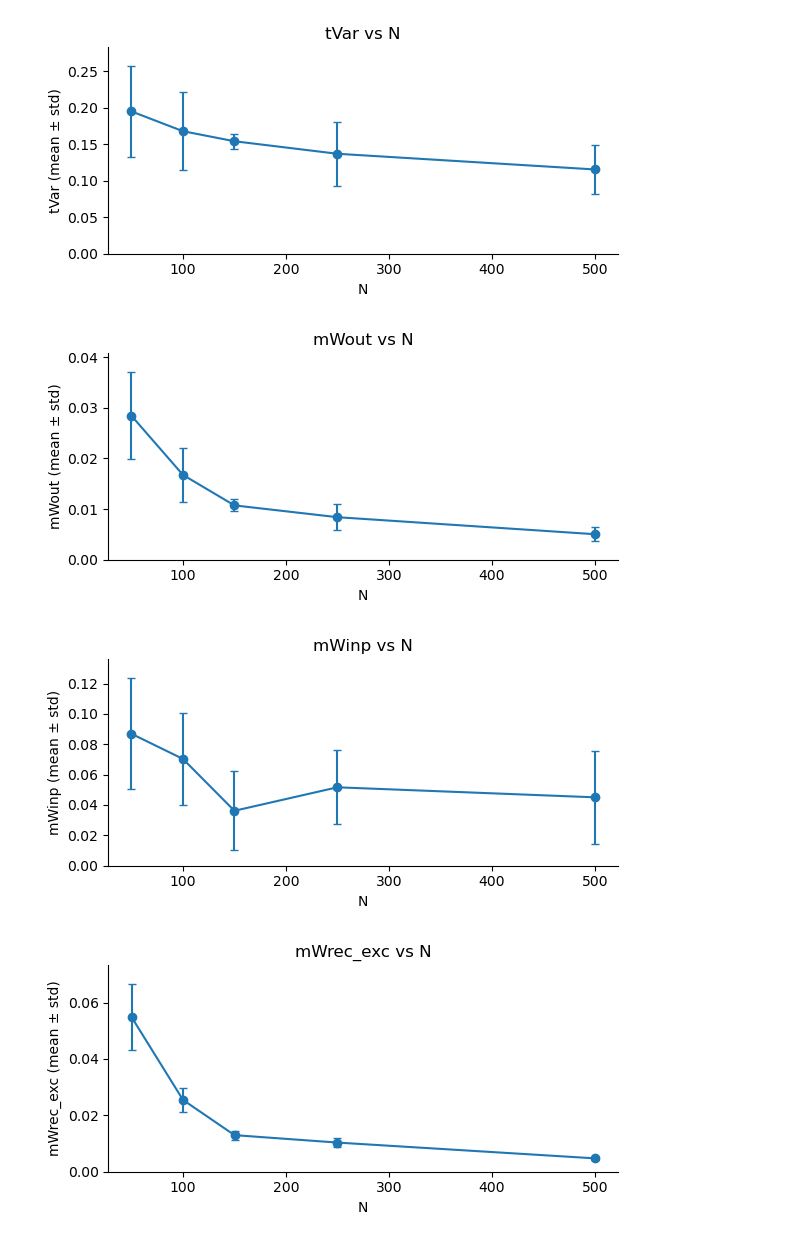
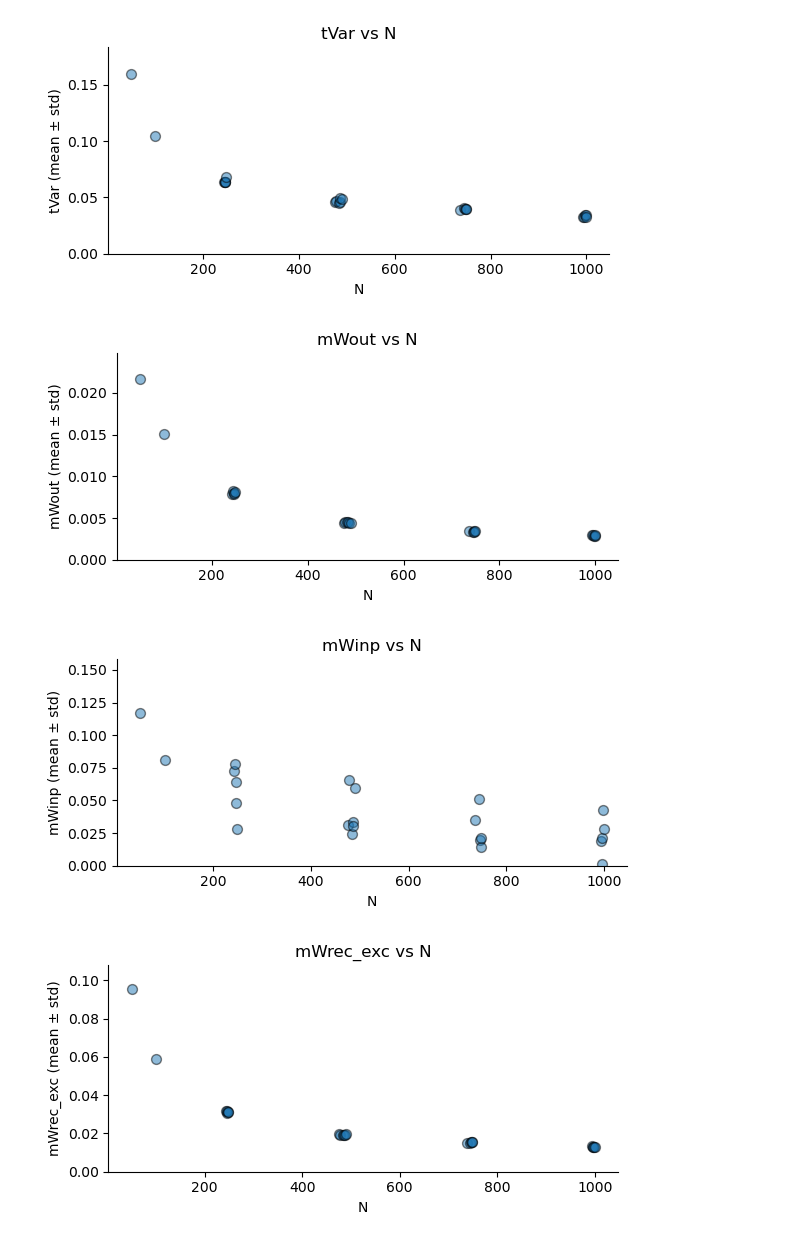
Before and after one commit to engellab/trainRNNbrain, a Jupyter notebook: jupyter/RNNs statistics.ipynb, the cells around one changed output. Drawn from its saved outputs; the diff is of its cells as text; code cells hidden in the pictures.

```diff
--- a/jupyter/RNNs statistics.ipynb
+++ b/jupyter/RNNs statistics.ipynb
@@ -91,14 +91,16 @@ def gini_evenness(w: np.ndarray) -> float:
     return 1.0 - (G / Gmax)
 # %%
 # --- inputs ---
-root = Path('/Users/tolmach/Documents/GitHub/trainRNNbrain/data/trained_RNNs/CDDM_relu_Trainer_v39recovered_spatial')
+sfolder = 'CDDM_BareTraining'
+folder_tag = sfolder.split("_")[-1]
+root = Path(f'/Users/tolmach/Documents/GitHub/trainRNNbrain/data/trained_RNNs/{sfolder}')
 tz = ZoneInfo("America/New_York")  # your timezone
 
 # --- cutoff: today at 2 pm local time ---
 # today_local = datetime.now(tz).date()
 # print(today_local)
 cutoff_dt_low = datetime.combine(datetime.strptime("2025-10-13", "%Y-%m-%d").date(), time(20, 0, 0), tzinfo=tz)
-cutoff_dt_high = datetime.combine(datetime.strptime("2025-10-30", "%Y-%m-%d").date(), time(0, 0, 0), tzinfo=tz)
+cutoff_dt_high = datetime.combine(datetime.strptime("2025-12-30", "%Y-%m-%d").date(), time(0, 0, 0), tzinfo=tz)
 
 subfolders = [p for p in root.iterdir() if p.is_dir()]
 
@@ -128,7 +130,7 @@ for p, cdt in tqdm(filtered):
         task = hydra.utils.instantiate(task_conf)
         mask = get_training_mask(cfg_task=cfg.task, dt=cfg.model.dt)
     try:
-        net_params_file = f"{score}_LatestParams_CDDM.json"
+        net_params_file = f"{score}_LastParams_CDDM.json"
     except:
         net_params_file = f"{score}_params_CDDM.json"
     with open(os.path.join(root, data_folder, net_params_file), 'r') as f:
@@ -201,7 +204,7 @@ import numpy as np, pandas as pd, plotly.express as px
 df = pd.DataFrame(consolidated_data)
 df["R2"] = df["folder"].str.extract(r"^([0-9\.]+)").astype(float)
 df = df.drop(columns=["folder"])
-df = df[df["R2"] > 0.75]
+df = df[df["R2"] > 0.4]
 
 column = "N"          # the column to color by
 scale  = "linear"     # or "log"
@@ -239,7 +242,7 @@ cmid = 0.5 * (cmin + cmax)
 
 bwr_scale = [(0, "blue"), (0.5, "white"), (1, "red")]  # keep your palette
 
-x_label, y_label = "N", "R2"
+x_label, y_label = "N", "tVar"
 fig = px.scatter(
     df,
     x=x_label, y=y_label,
@@ -257,6 +260,7 @@ fig.update_layout(
     coloraxis_colorbar=dict(title=cbar_title, tickvals=tickvals, ticktext=ticktext)
 )
 fig.update_traces(marker=dict(opacity=0.7, size=5 * x, line=dict(width=1, color="black")))
-fig.write_image(f"statistics_{x_label}_vs_{y_label}_SE.svg")
+os.makedirs(os.path.join("jupyter_plots", folder_tag), exist_ok=True)
+fig.write_image(os.path.join("jupyter_plots", folder_tag, f"statistics_{x_label}_vs_{y_label}.pdf"))
 fig.show()
 # %% [output]
@@ -271,14 +275,20 @@ for col in ['Gini_index', 'meanA', 'tVar', 'mWout', 'mWinp', 'mWrec_exc', 'mWrec
         # err = err / np.sqrt(g['count'].to_numpy())     # <- use this for SEM instead
 
     fig, ax = plt.subplots(figsize=(6, 3))
-    ax.errorbar(x, y, yerr=err, fmt='-o', capsize=3)
+
+    # ax.errorbar(x, y, yerr=err, fmt='-o', capsize=4, ecolor='k')
+    ax.scatter(x, y, s=50, edgecolor='k', alpha = 0.5)
+    # ax.scatter(x, y, s=50, edgecolor='k')
     ax.set_xlabel('N')
     ax.set_ylabel(f'{col} (mean ± std)')
     ax.set_title(f'{col} vs N')
     ax.spines['top'].set_visible(False)
     ax.spines['right'].set_visible(False)
     ax.set_ylim([0, np.nanmax(y + err)*1.1])
+    if col == 'R2':
+        ax.set_ylim([0.5, 1])
     fig.tight_layout()
-    plt.savefig(f"{col}_SE_networks.svg", bbox_inches='tight', dpi=300)
+    os.makedirs(os.path.join("jupyter_plots", folder_tag), exist_ok=True)
+    plt.savefig(os.path.join("jupyter_plots", folder_tag, f"{col}.pdf"), bbox_inches='tight', dpi=300)
     plt.show()
 # %% [output]
@@ -287,4 +297,4 @@ for col in ['Gini_index', 'meanA', 'tVar', 'mWout', 'mWinp', 'mWrec_exc', 'mWrec
-[figure, old version]
+[figure, new version]
-[figure, old version]
+[figure, new version]
-[figure, old version]
+[figure, new version]
-[figure, old version]
+[figure, new version]
```
Also changed, not shown: parts of 6 cells of this notebook, 15 other files.
